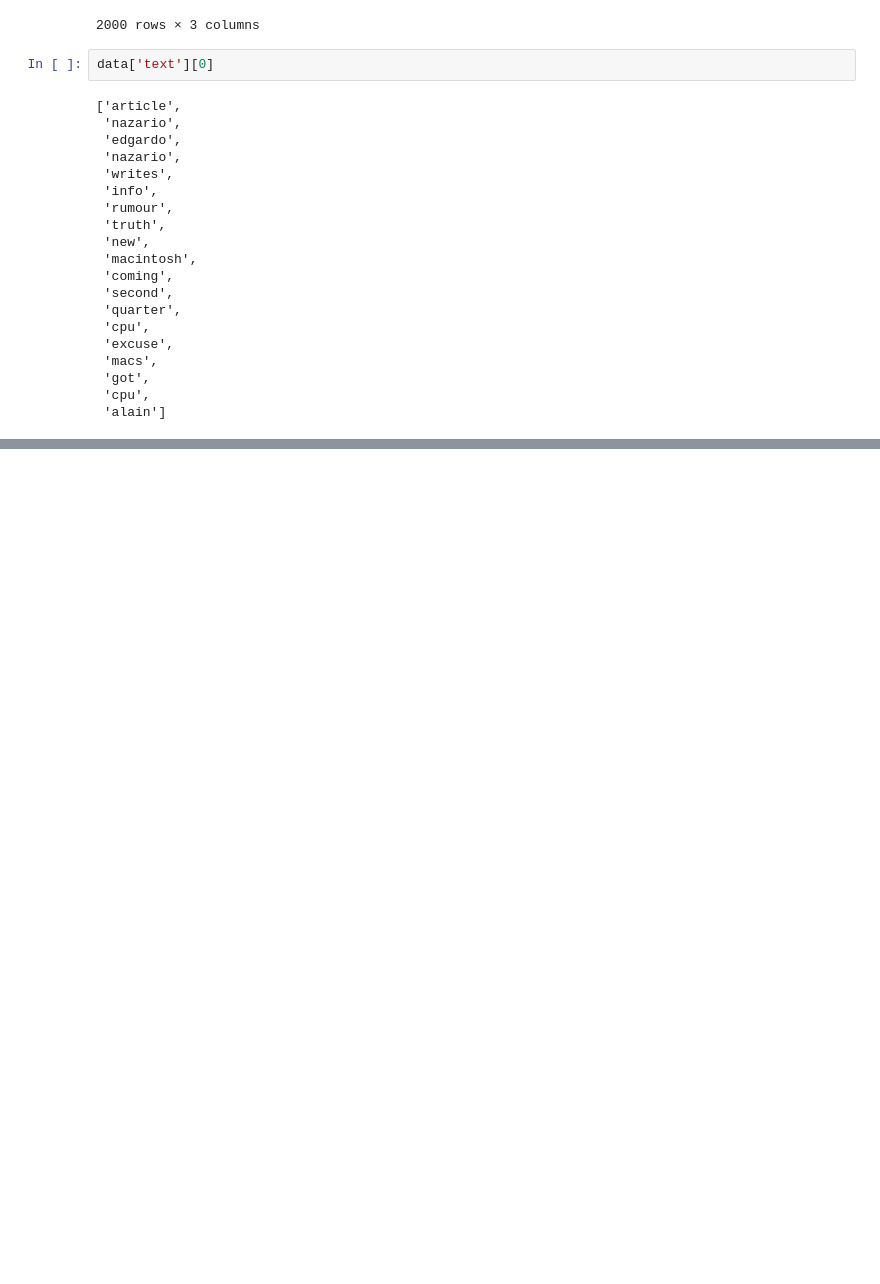
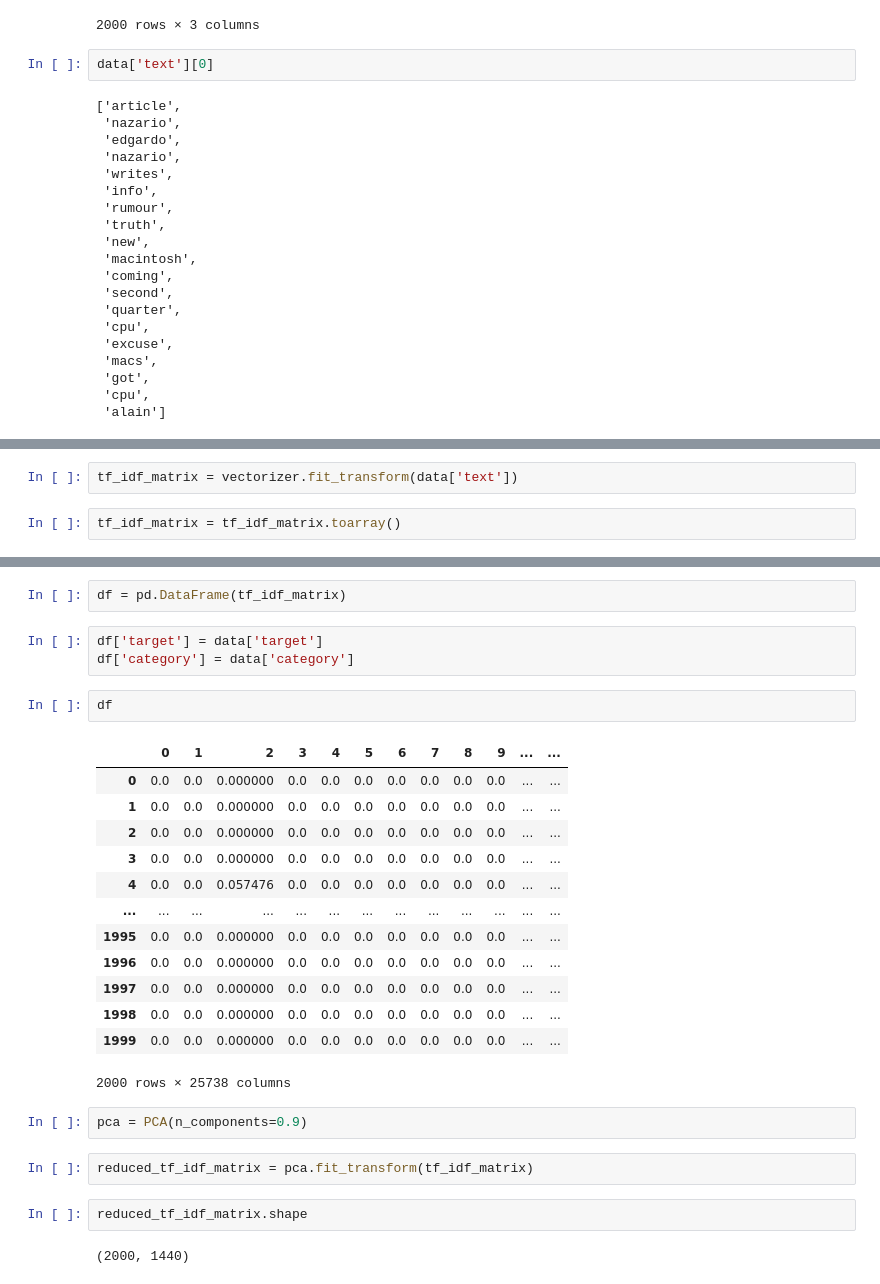
Before and after one commit to Anaskhan8003/Twenty-NewsGroups-Clustering, a Jupyter notebook: src.ipynb, the cells around one changed output, grey strips where cells are left out. Cells and saved outputs as stored; diff of their text form; blank space fills up the shorter version.

```diff
--- a/src.ipynb
+++ b/src.ipynb
@@ -356,0 +527,4 @@ data['text'][0]
+# %%
+tf_idf_matrix = vectorizer.fit_transform(data['text'])
+# %%
+tf_idf_matrix = tf_idf_matrix.toarray()
@@ -356,0 +541,29 @@ data['text'][0]
+# %%
+df = pd.DataFrame(tf_idf_matrix)
+# %%
+df['target'] = data['target']
+df['category'] = data['category']
+# %%
+df
+# %% [output]
+|  | 0 | 1 | 2 | 3 | 4 | 5 | 6 | 7 | 8 | 9 | ... | ... |
+| 0 | 0.0 | 0.0 | 0.000000 | 0.0 | 0.0 | 0.0 | 0.0 | 0.0 | 0.0 | 0.0 | ... | ... |
+| 1 | 0.0 | 0.0 | 0.000000 | 0.0 | 0.0 | 0.0 | 0.0 | 0.0 | 0.0 | 0.0 | ... | ... |
+| 2 | 0.0 | 0.0 | 0.000000 | 0.0 | 0.0 | 0.0 | 0.0 | 0.0 | 0.0 | 0.0 | ... | ... |
+| 3 | 0.0 | 0.0 | 0.000000 | 0.0 | 0.0 | 0.0 | 0.0 | 0.0 | 0.0 | 0.0 | ... | ... |
+| 4 | 0.0 | 0.0 | 0.057476 | 0.0 | 0.0 | 0.0 | 0.0 | 0.0 | 0.0 | 0.0 | ... | ... |
+| ... | ... | ... | ... | ... | ... | ... | ... | ... | ... | ... | ... | ... |
+| 1995 | 0.0 | 0.0 | 0.000000 | 0.0 | 0.0 | 0.0 | 0.0 | 0.0 | 0.0 | 0.0 | ... | ... |
+| 1996 | 0.0 | 0.0 | 0.000000 | 0.0 | 0.0 | 0.0 | 0.0 | 0.0 | 0.0 | 0.0 | ... | ... |
+| 1997 | 0.0 | 0.0 | 0.000000 | 0.0 | 0.0 | 0.0 | 0.0 | 0.0 | 0.0 | 0.0 | ... | ... |
+| 1998 | 0.0 | 0.0 | 0.000000 | 0.0 | 0.0 | 0.0 | 0.0 | 0.0 | 0.0 | 0.0 | ... | ... |
+| 1999 | 0.0 | 0.0 | 0.000000 | 0.0 | 0.0 | 0.0 | 0.0 | 0.0 | 0.0 | 0.0 | ... | ... |
+2000 rows × 25738 columns
+# %%
+pca = PCA(n_components=0.9)
+# %%
+reduced_tf_idf_matrix = pca.fit_transform(tf_idf_matrix)
+# %%
+reduced_tf_idf_matrix.shape
+# %% [output]
+(2000, 1440)
```
Also changed, not shown: parts of 27 cells of this notebook.
